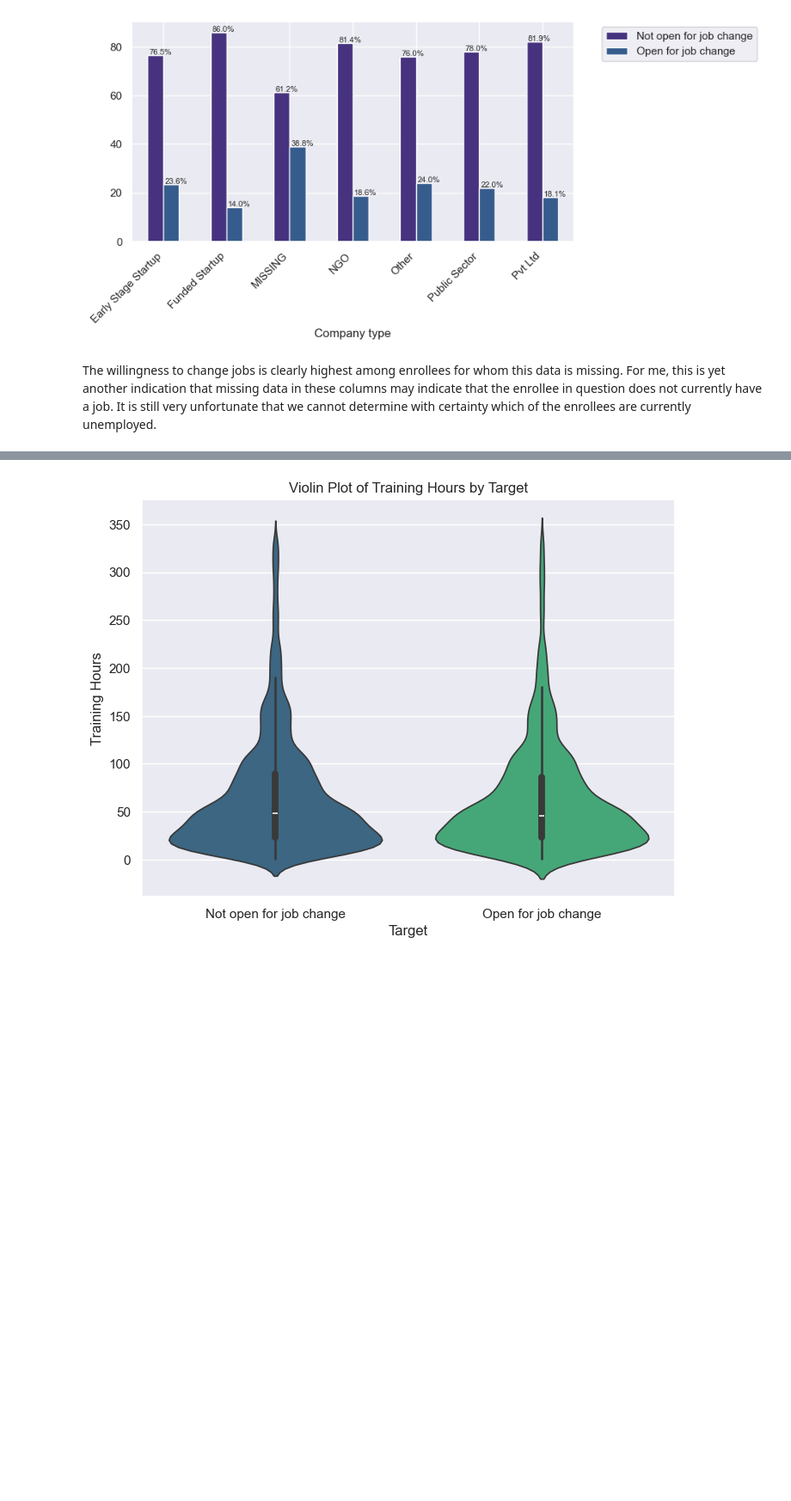
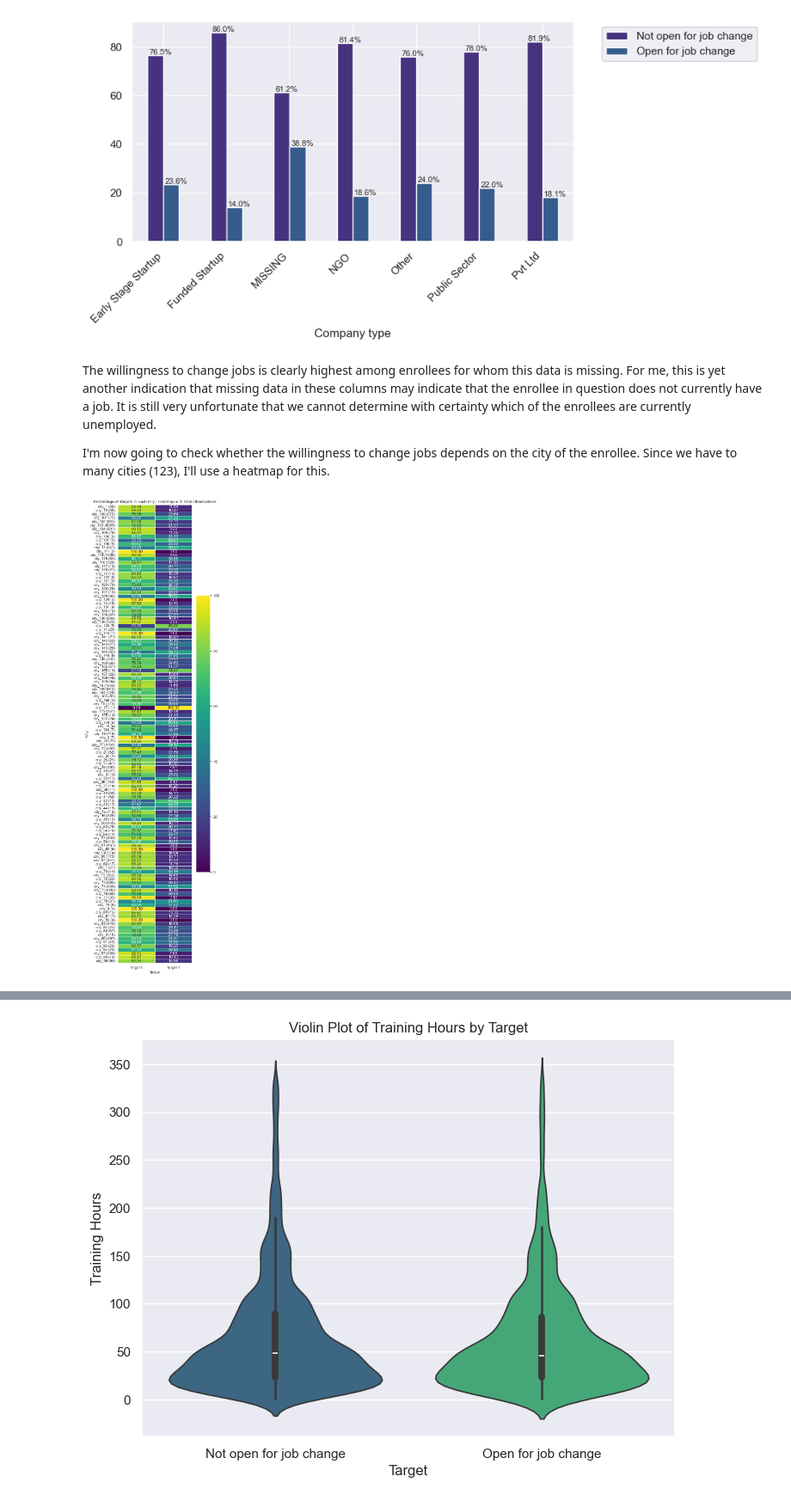
Before and after one commit to scheinmensch/HR-Analytics, a Jupyter notebook: EDA.ipynb, the cells around one changed output, grey strips where cells are left out. Shown at 86% size. Drawn from its saved outputs; the diff is of its cells as text; code cells hidden in the pictures; blank space fills up the shorter version.

Commit message:
took a closer look at cities vs. target variable

```diff
--- a/EDA.ipynb
+++ b/EDA.ipynb
@@ -607,3 +607,26 @@ plt.show()
 [figure]
 # %% [markdown]
 The willingness to change jobs is clearly highest among enrollees for whom this data is missing. For me, this is yet another indication that missing data in these columns may indicate that the enrollee in question does not currently have a job. It is still very unfortunate that we cannot determine with certainty which of the enrollees are currently unemployed.
+
+I'm now going to check whether the willingness to change jobs depends on the city of the enrollee. Since we have to many cities (123), I'll use a heatmap for this.
+# %%
+df_city = pd.crosstab(HR_filled['city'], HR_filled['target'], normalize='index').mul(100).round(2)
+
+total_observations = HR_filled['city'].value_counts()
+
+df_combined = pd.concat([df_city, total_observations], axis=1)
+df_combined.columns = ['Target 0', 'Target 1', 'Total Observations']
+
+df_combined['City'] = df_combined.index + ' (' + df_combined['Total Observations'].astype(str) + ')'
+
+df_combined.set_index('City', inplace=True)
+df_combined.drop(['Total Observations'], axis=1, inplace=True)
+
+plt.figure(figsize=(5,25))
+heatmap = sns.heatmap(df_combined, annot=True, cmap='viridis', cbar=True, fmt=".2f", linewidths=.5)
+heatmap.set_title('Percentage of Targets in Each City - Heatmap with Total Observations')
+plt.xlabel('Target')
+plt.ylabel('City')
+plt.show()
+# %% [output]
+[figure, added]
```
Also changed, not shown: parts of 7 cells of this notebook.
